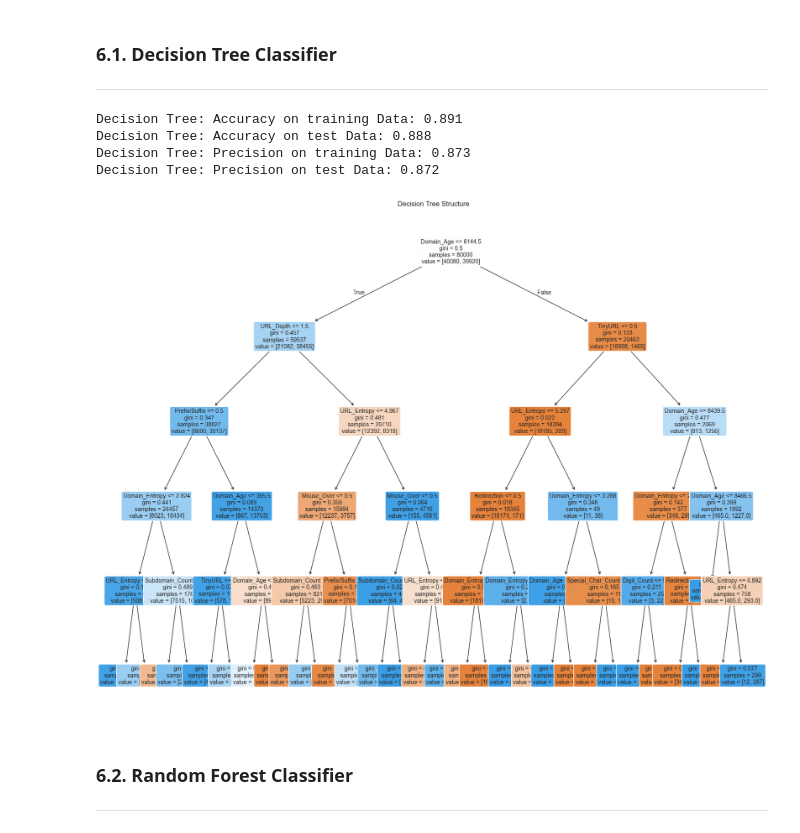
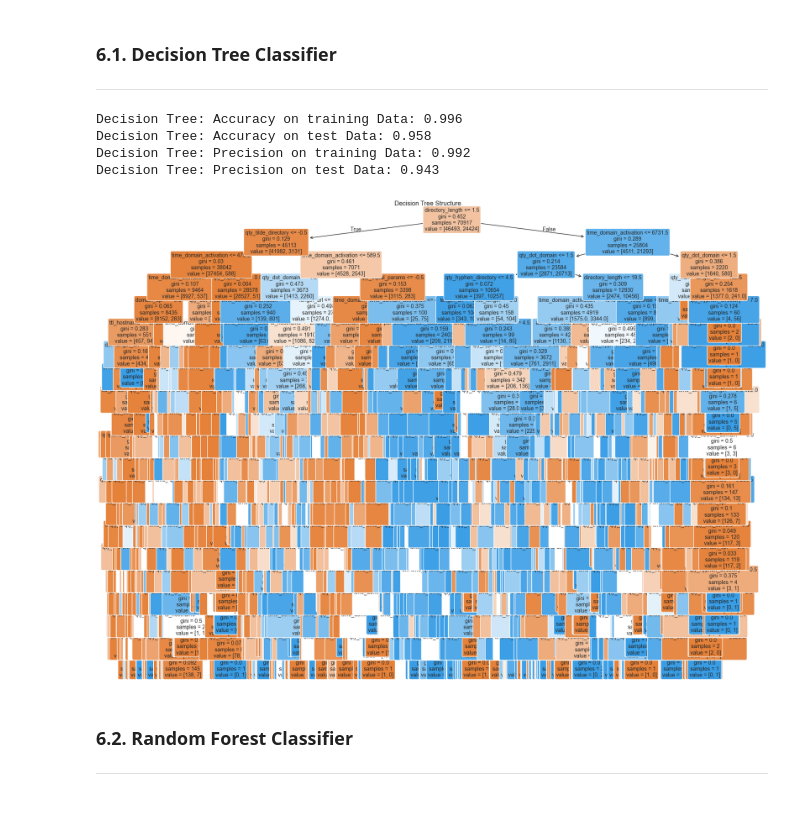
Before and after one commit to hamzapatwa/PhishingSiteDetectionSystem, a Jupyter notebook: PhishingSiteDetection.ipynb, the cells around one changed output. Cells and saved outputs as stored; diff of their text form; code cells hidden in the pictures; blank space fills up the shorter version.

```diff
--- a/PhishingSiteDetection.ipynb
+++ b/PhishingSiteDetection.ipynb
@@ -757,33 +756,33 @@ We'll build several models and compare their performances.
 # %%
 from sklearn.tree import DecisionTreeClassifier, plot_tree
 from sklearn.metrics import accuracy_score, precision_score
 import numpy as np
 
-tree = DecisionTreeClassifier(max_depth=5, random_state=42)
+tree = DecisionTreeClassifier(max_depth=20, random_state=42)
 tree.fit(X_train, y_train)
 y_test_tree = tree.predict(X_test)
 y_train_tree = tree.predict(X_train)
 
 acc_train_tree = accuracy_score(y_train, y_train_tree)
 acc_test_tree = accuracy_score(y_test, y_test_tree)
 prec_train_tree = precision_score(y_train, y_train_tree)
 prec_test_tree = precision_score(y_test, y_test_tree)
 
 print("Decision Tree: Accuracy on training Data: {:.3f}".format(acc_train_tree))
 print("Decision Tree: Accuracy on test Data: {:.3f}".format(acc_test_tree))
 print("Decision Tree: Precision on training Data: {:.3f}".format(prec_train_tree))
 print("Decision Tree: Precision on test Data: {:.3f}".format(prec_test_tree))
 
 plt.figure(figsize=(20, 16))
 plot_tree(tree, feature_names=X_train.columns, filled=True, rounded=True, fontsize=10)
 plt.title("Decision Tree Structure")
 plt.show()
 # %% [output]
-Decision Tree: Accuracy on training Data: 0.891
-Decision Tree: Accuracy on test Data: 0.888
-Decision Tree: Precision on training Data: 0.873
-Decision Tree: Precision on test Data: 0.872
+Decision Tree: Accuracy on training Data: 0.996
+Decision Tree: Accuracy on test Data: 0.958
+Decision Tree: Precision on training Data: 0.992
+Decision Tree: Precision on test Data: 0.943
-[figure, old version]
+[figure, new version]
 # %% [markdown]
 ### **6.2. Random Forest Classifier**
 
```
Also changed, not shown: parts of 5 cells of this notebook, 1 other file.
